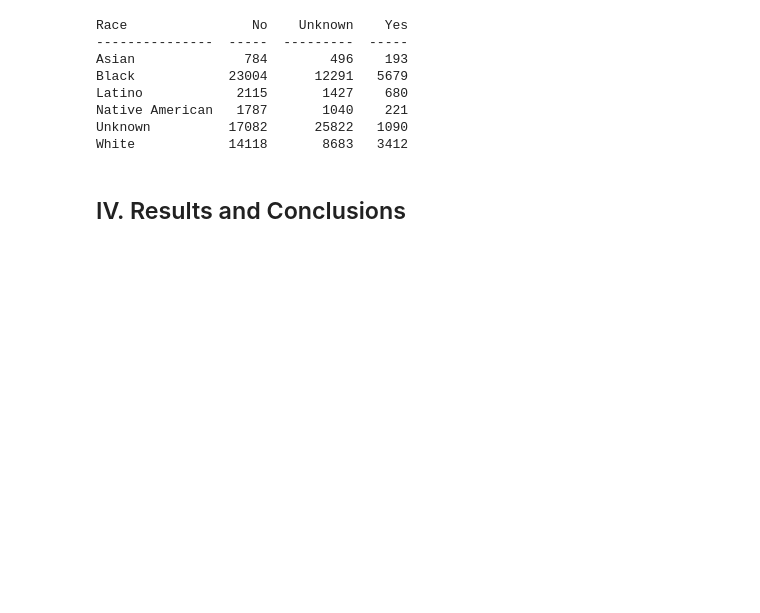
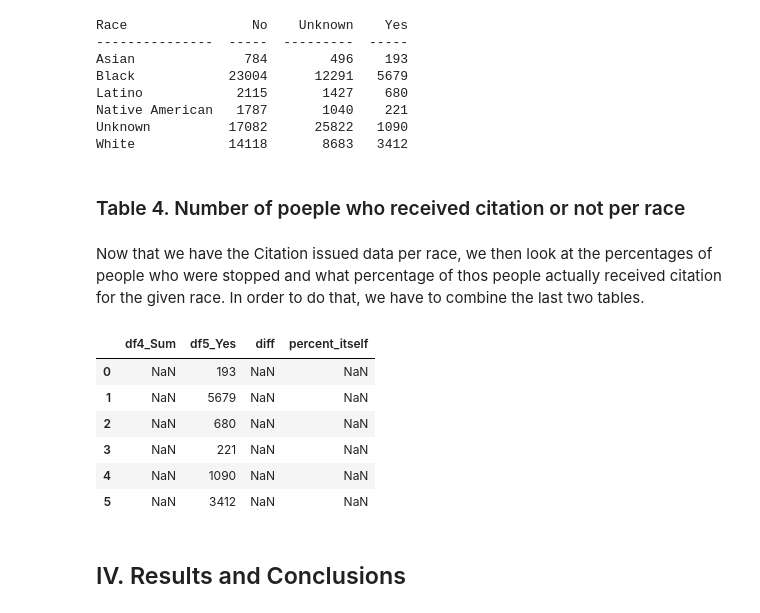
Before and after one commit to Afewerk/Capstones, a Jupyter notebook: CapstonOne #1 - Policing_Minneapolis.ipynb, the cells around one changed output. Drawn from its saved outputs; the diff is of its cells as text; code cells hidden in the pictures; blank space fills up the shorter version.

```diff
--- a/CapstonOne #1 - Policing_Minneapolis.ipynb
+++ b/CapstonOne #1 - Policing_Minneapolis.ipynb
@@ -230,7 +234,7 @@ White              26213          84.4
 # %% [markdown]
 Finally, we look at one last column to tell us how each call ended up after each police stop. In order to tell us, we group the data by "citationsIssued".
 # %%
-df4 = pd.DataFrame(df.groupby(['citationIssued','race'])['responseDate'].value_counts());
+#df4 = pd.DataFrame(df.groupby(['citationIssued','race'])['responseDate'].value_counts());
 Cit_As = df.loc[df['race'] == 'Asian']['citationIssued'].value_counts();
 Cit_Bl = df.loc[df['race'] == 'Black']['citationIssued'].value_counts();
 Cit_La = df.loc[df['race'] == 'Latino']['citationIssued'].value_counts();
@@ -241,9 +245,8 @@ Cit_Wh = df.loc[df['race'] == 'White']['citationIssued'].value_counts();
 #Creating new table to populate all the groups who received citation
 race = ['Asian','Black','Latino','Native American','Unknown','White']
 Cit_vals = [Cit_As, Cit_Bl, Cit_La, Cit_NA, Cit_Un, Cit_Wh]
-#Cit_Total = [Cit_As.sum(),Cit_Bl.sum(), Cit_La.sum(), Cit_NA.sum(), Cit_Un.sum(), Cit_Wh.sum()]
-df5 = pd.DataFrame(Cit_vals, race)
-print(tabulate(df5, headers=['Race','No', 'Unknown','Yes','Yes_Percentages']))
+df4 = pd.DataFrame(Cit_vals, race)
+print(tabulate(df4, headers=['Race','No', 'Unknown','Yes','Yes_Percentages']))
 # %% [output]
 Race                No    Unknown    Yes
 ---------------  -----  ---------  -----
@@ -253,6 +256,26 @@ Latino            2115       1427    680
 Native American   1787       1040    221
 Unknown          17082      25822   1090
 White            14118       8683   3412
+# %% [markdown]
+### Table 4. Number of poeple who received citation or not per race
+# %% [markdown]
+Now that we have the Citation issued data per race, we then look at the percentages of people who were stopped and what percentage of thos people actually received citation for the given race. In order to do that, we have to combine the last two tables.
+# %%
+percentages =pd.DataFrame()
+percentages['df4_Sum']= df4.values[:,0]
+percentages['df5_Yes']= df5.values[:,2]
+percentages['diff'] = abs(percentages['df5_Yes'] - percentages['df4_Sum'])
+percentages['percent_itself'] = (percentages['df5_Yes'] / percentages['diff']) * 100
+#percentages.index = Race
+percentages
+# %% [output]
+|  | df4_Sum | df5_Yes | diff | percent_itself |
+| 0 | NaN | 193 | NaN | NaN |
+| 1 | NaN | 5679 | NaN | NaN |
+| 2 | NaN | 680 | NaN | NaN |
+| 3 | NaN | 221 | NaN | NaN |
+| 4 | NaN | 1090 | NaN | NaN |
+| 5 | NaN | 3412 | NaN | NaN |
 # %% [markdown]
 ## IV. Results and Conclusions
 # %% [markdown]
```
Also changed, not shown: parts of 6 cells of this notebook.
